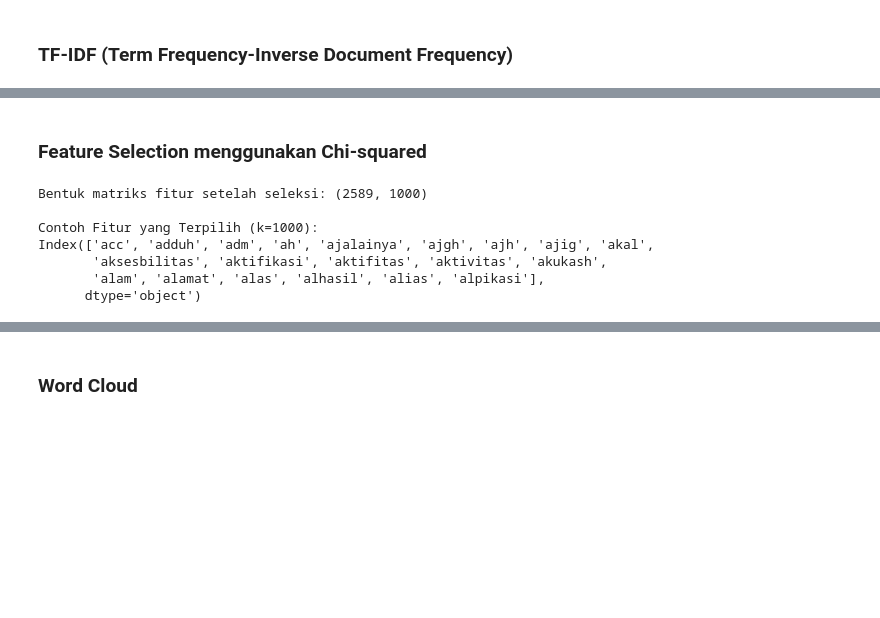
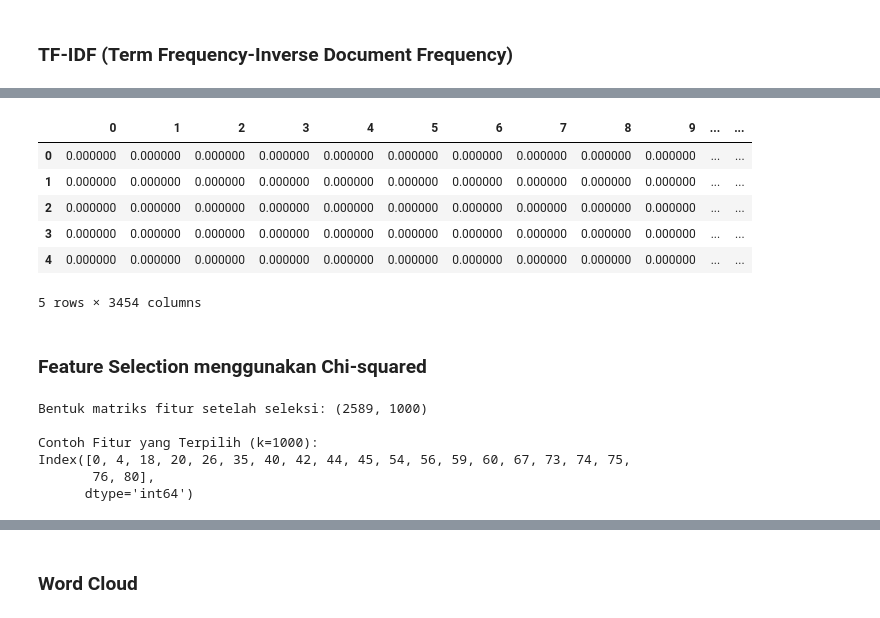
Before and after one commit to viaamanda/Machine-Learning, a Jupyter notebook: Machine_Learning.ipynb, the cells around one changed output, grey strips where cells are left out. Cells and saved outputs as stored; diff of their text form; code cells hidden in the pictures; blank space fills up the shorter version.

```diff
--- a/Machine_Learning.ipynb
+++ b/Machine_Learning.ipynb
@@ -102,0 +152,4 @@ dtype: int64
+# %%
+df_github['lowercase'] = df_github['cleaning'].str.lower()
+
+display(df_github[['lowercase']].head())
@@ -408,3 +658,28 @@ Bentuk TF-IDF DataFrame: (2589, 3570)
+# %%
+from sklearn.feature_extraction.text import TfidfVectorizer
+import pandas as pd
+
+# TF-IDF
+tfidf = TfidfVectorizer(
+    token_pattern=r"(?u)\b\w+\b"
+)
+
+# Transform text
+X_tfidf = tfidf.fit_transform(df_github['stemming_join'])
+
+# Ubah ke DataFrame
+tfidf_df = pd.DataFrame(X_tfidf.toarray())
+
+# Tampilkan
+display(tfidf_df.head())
+# %% [output]
+|  | 0 | 1 | 2 | 3 | 4 | 5 | 6 | 7 | 8 | 9 | ... | ... |
+| 0 | 0.000000 | 0.000000 | 0.000000 | 0.000000 | 0.000000 | 0.000000 | 0.000000 | 0.000000 | 0.000000 | 0.000000 | ... | ... |
+| 1 | 0.000000 | 0.000000 | 0.000000 | 0.000000 | 0.000000 | 0.000000 | 0.000000 | 0.000000 | 0.000000 | 0.000000 | ... | ... |
+| 2 | 0.000000 | 0.000000 | 0.000000 | 0.000000 | 0.000000 | 0.000000 | 0.000000 | 0.000000 | 0.000000 | 0.000000 | ... | ... |
+| 3 | 0.000000 | 0.000000 | 0.000000 | 0.000000 | 0.000000 | 0.000000 | 0.000000 | 0.000000 | 0.000000 | 0.000000 | ... | ... |
+| 4 | 0.000000 | 0.000000 | 0.000000 | 0.000000 | 0.000000 | 0.000000 | 0.000000 | 0.000000 | 0.000000 | 0.000000 | ... | ... |
+5 rows × 3454 columns
 # %% [markdown]
 ### Feature Selection menggunakan Chi-squared
 # %%
@@ -414,7 +689,7 @@ import numpy as np
 # Definisikan fitur (X) dari DataFrame TF-IDF
 X = tfidf_df
 
-y_dummy = np.random.randint(0, 2, size=len(df_github['review_filtered']))
+y_dummy = np.random.randint(0, 2, size=len(df_github['stemming_join']))
 
 # Inisialisasi SelectKBest dengan chi2 statistic
 # Anda bisa menyesuaikan `k` untuk memilih sejumlah fitur terbaik (misalnya k=1000)
@@ -449,7 +724,6 @@ print(selected_feature_names[:20])
 Bentuk matriks fitur setelah seleksi: (2589, 1000)
 
 Contoh Fitur yang Terpilih (k=1000):
-Index(['acc', 'adduh', 'adm', 'ah', 'ajalainya', 'ajgh', 'ajh', 'ajig', 'akal',
-       'aksesbilitas', 'aktifikasi', 'aktifitas', 'aktivitas', 'akukash',
-       'alam', 'alamat', 'alas', 'alhasil', 'alias', 'alpikasi'],
-      dtype='object')
+Index([0, 4, 18, 20, 26, 35, 40, 42, 44, 45, 54, 56, 59, 60, 67, 73, 74, 75,
+       76, 80],
+      dtype='int64')
```
Also changed, not shown: parts of 47 cells of this notebook.
